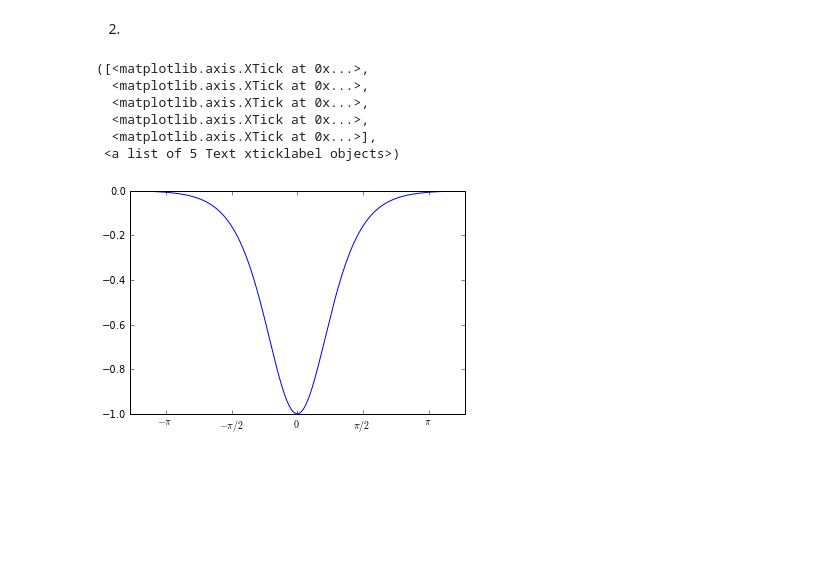
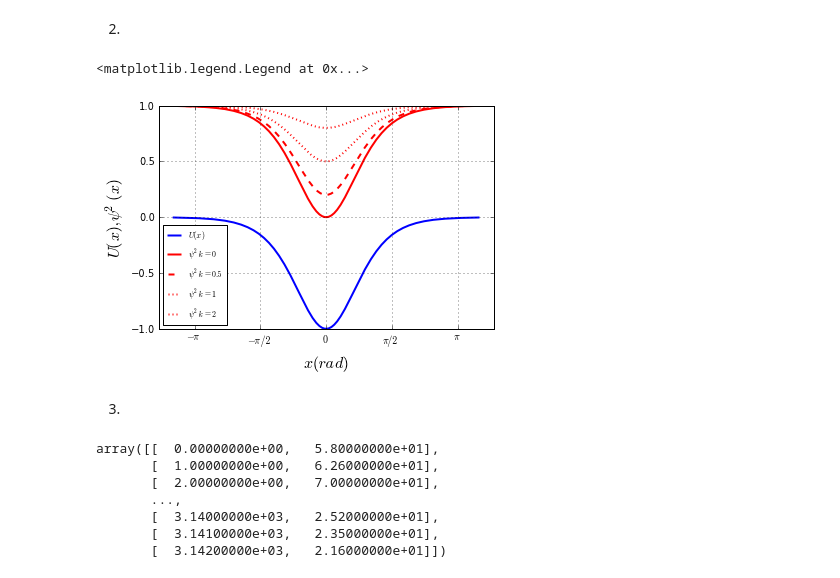
Before and after one commit to dbenton93/PHYS202-S13, a Jupyter notebook: Week3/Graphics Ex.2.ipynb, the cells around one changed output. Cells and saved outputs as stored; diff of their text form; code cells hidden in the pictures; blank space fills up the shorter version.

```diff
--- a/Week3/Graphics Ex.2.ipynb
+++ b/Week3/Graphics Ex.2.ipynb
@@ -35,11 +31,0 @@ U = -((1/np.cosh(x))**2)
-# %%
-plot (x,U)
-xticks(np.arange(-pi, pi + 1, pi/2),('$-\pi$','$-\pi/2$','$0$', '$\pi/2$', '$\pi$'))
-# %% [output]
-([<matplotlib.axis.XTick at 0x...>,
-  <matplotlib.axis.XTick at 0x...>,
-  <matplotlib.axis.XTick at 0x...>,
-  <matplotlib.axis.XTick at 0x...>,
-  <matplotlib.axis.XTick at 0x...>],
- <a list of 5 Text xticklabel objects>)
-[figure, removed]
@@ -48,0 +32,31 @@ arange(
+# %%
+i = 1j
+k = 0
+x = np.arange(-np.pi - .5, np.pi + .5, np.pi/1028)
+U = -((1/np.cosh(x))**2)
+psi = ((k*i - tanh(x))/(i*k + 1))
+psi_st = psi.conjugate()*psi
+plot (x,U, linewidth = 2, color='blue', label='$U(x)$')
+plot (x,psi_st , linewidth=2, color = 'red', label='$\psi^2 k=0$')
+k = 0.5
+psi = ((k*i - tanh(x))/(i*k + 1))
+psi_st = psi.conjugate()*psi
+plot (x,psi_st, linewidth=2, color = 'red', linestyle='--', label='$\psi^2 k=0.5$')
+k = 1
+psi = ((k*i - tanh(x))/(i*k + 1))
+psi_st = psi.conjugate()*psi
+plot (x,psi_st, linewidth=2, color = 'red', linestyle=':', label='$\psi^2 k=1$')
+k=2
+psi = ((k*i - tanh(x))/(i*k + 1))
+psi_st = psi.conjugate()*psi
+plot (x,psi_st, linewidth=2, color = 'red', linestyle=':', label='$\psi^2 k=2$')
+xticks(np.arange(-pi, pi + 1, pi/2),('$-\pi$','$-\pi/2$','$0$', '$\pi/2$', '$\pi$'))
+ylabel('$U(x),\psi^2(x)$', fontsize = 16)
+xlabel('$x(rad)$', fontsize = 16)
+grid(True)
+legend(loc="lower left",prop={'size':8})
+# %% [output]
+<matplotlib.legend.Legend at 0x...>
+[figure, added]
+# %% [markdown]
+3.
@@ -48,0 +67,10 @@ arange(
+# %%
+txt
+# %% [output]
+array([[  0.00000000e+00,   5.80000000e+01],
+       [  1.00000000e+00,   6.26000000e+01],
+       [  2.00000000e+00,   7.00000000e+01],
+       ...,
+       [  3.14000000e+03,   2.52000000e+01],
+       [  3.14100000e+03,   2.35000000e+01],
+       [  3.14200000e+03,   2.16000000e+01]])
```
Also changed, not shown: parts of 11 cells of this notebook, 1 other file.
